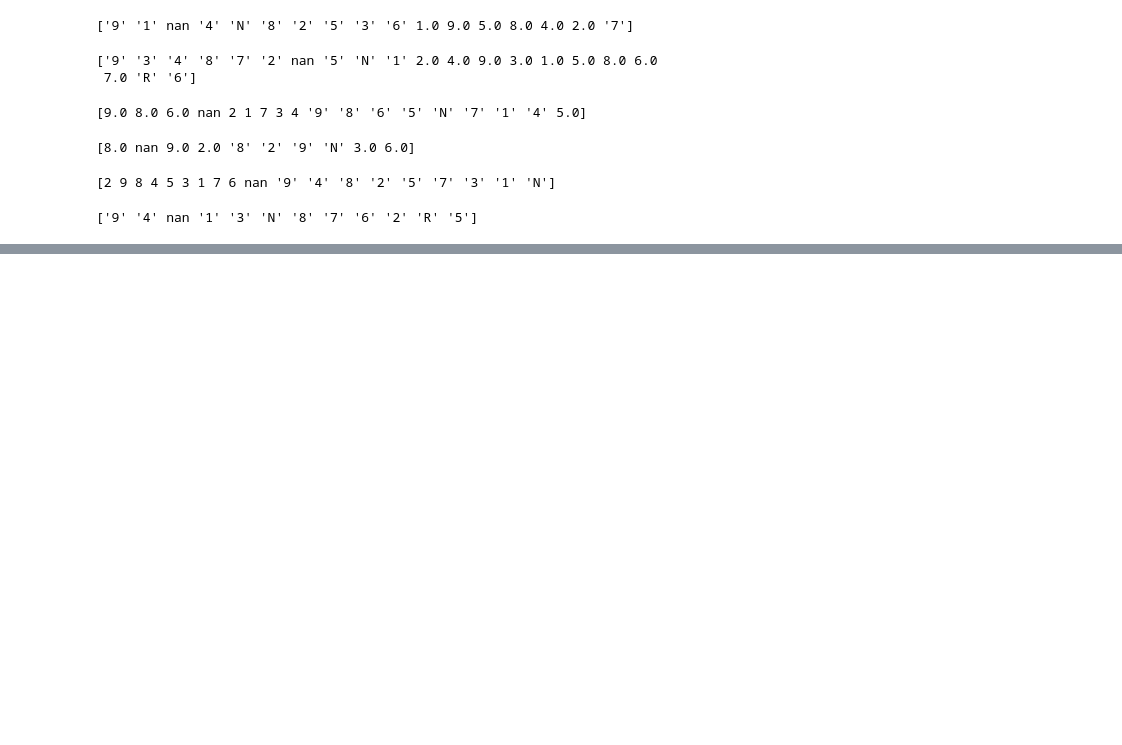
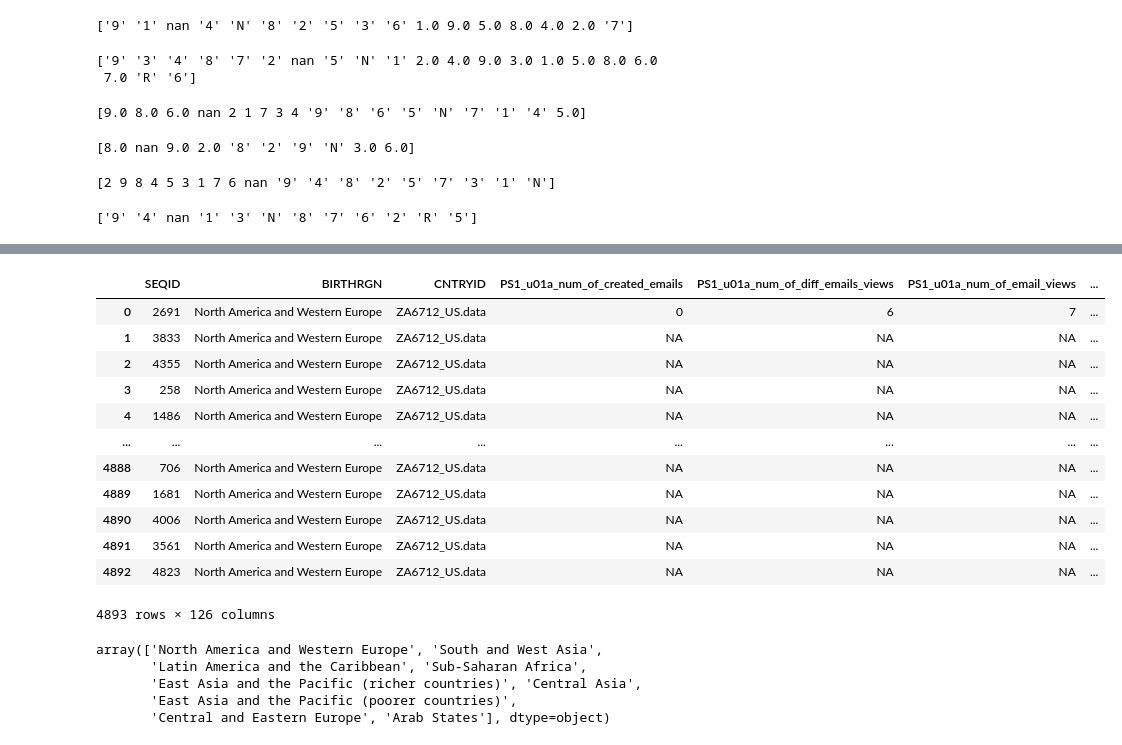
Before and after one commit to kefanyu/mdi_piaac, a Jupyter notebook: code/us_dist.ipynb, the cells around one changed output, grey strips where cells are left out. Drawn from its saved outputs; the diff is of its cells as text; code cells hidden in the pictures; blank space fills up the shorter version.

```diff
--- a/code/us_dist.ipynb
+++ b/code/us_dist.ipynb
@@ -180,0 +218,5 @@ TypeError: the dtypes of parameters x (object) and width (float64) are incompati
+# %%
+ps = pd.read_csv('../data/action/ps.csv')
+# %%
+pscol = ps.columns.str.split("\t")
+print(pscol)
@@ -180,0 +225,3 @@ TypeError: the dtypes of parameters x (object) and width (float64) are incompati
+# %%
+pscol = list(pscol)
+print(pscol)
@@ -180,0 +232,3 @@ TypeError: the dtypes of parameters x (object) and width (float64) are incompati
+# %%
+ps.drop(columns=ps.columns[0], axis=1, inplace=True)
+ps
@@ -180,0 +270,25 @@ TypeError: the dtypes of parameters x (object) and width (float64) are incompati
+# %%
+df = usa.merge(ps, how='left', on='SEQID')
+df
+# %% [output]
+|  | SEQID | BIRTHRGN | CNTRYID | PS1_u01a_num_of_created_emails | PS1_u01a_num_of_diff_emails_views | PS1_u01a_num_of_email_views | ... |
+| 0 | 2691 | North America and Western Europe | ZA6712_US.data | 0 | 6 | 7 | ... |
+| 1 | 3833 | North America and Western Europe | ZA6712_US.data | NA | NA | NA | ... |
+| 2 | 4355 | North America and Western Europe | ZA6712_US.data | NA | NA | NA | ... |
+| 3 | 258 | North America and Western Europe | ZA6712_US.data | NA | NA | NA | ... |
+| 4 | 1486 | North America and Western Europe | ZA6712_US.data | NA | NA | NA | ... |
+| ... | ... | ... | ... | ... | ... | ... | ... |
+| 4888 | 706 | North America and Western Europe | ZA6712_US.data | NA | NA | NA | ... |
+| 4889 | 1681 | North America and Western Europe | ZA6712_US.data | NA | NA | NA | ... |
+| 4890 | 4006 | North America and Western Europe | ZA6712_US.data | NA | NA | NA | ... |
+| 4891 | 3561 | North America and Western Europe | ZA6712_US.data | NA | NA | NA | ... |
+| 4892 | 4823 | North America and Western Europe | ZA6712_US.data | NA | NA | NA | ... |
+4893 rows × 126 columns
+# %%
+df['BIRTHRGN'].unique()
+# %% [output]
+array(['North America and Western Europe', 'South and West Asia',
+       'Latin America and the Caribbean', 'Sub-Saharan Africa',
+       'East Asia and the Pacific (richer countries)', 'Central Asia',
+       'East Asia and the Pacific (poorer countries)',
+       'Central and Eastern Europe', 'Arab States'], dtype=object)
```
Also changed, not shown: parts of 26 cells of this notebook, 4 other files.
